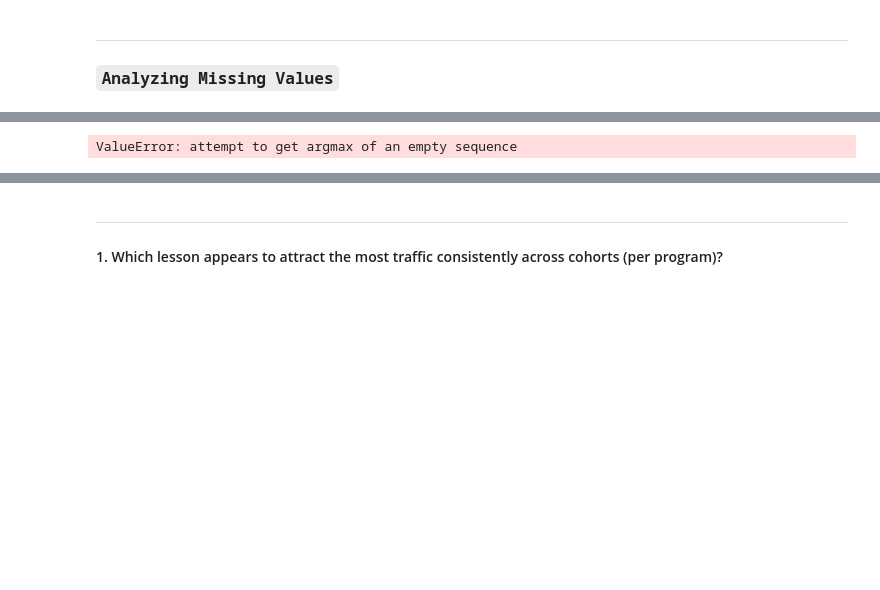
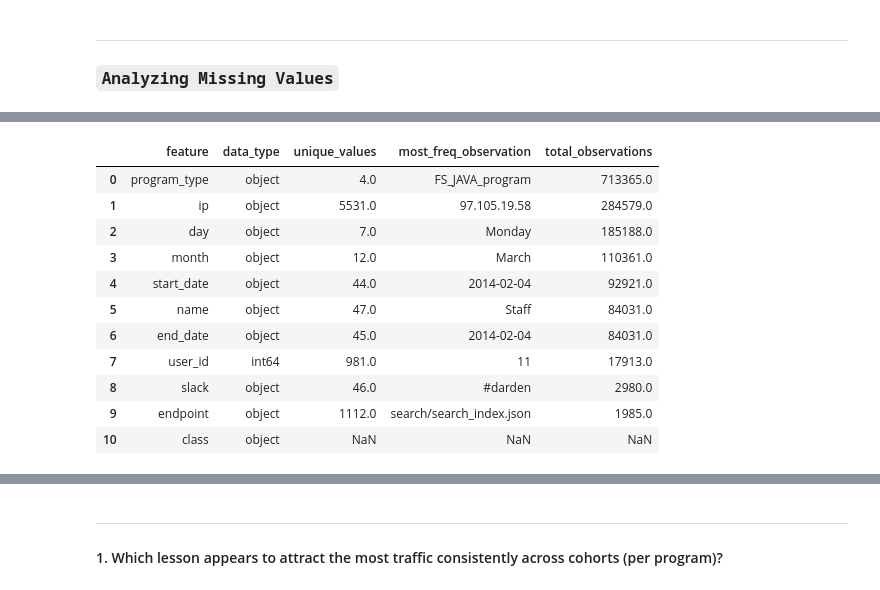
Before and after one commit to Kalpana-duo/project_anomaly, a Jupyter notebook: mm_notebook.ipynb, the cells around one changed output, grey strips where cells are left out. Saved outputs shown, nothing was run; the diff lists cells and outputs as text; code cells hidden in the pictures; blank space fills up the shorter version.

```diff
--- a/mm_notebook.ipynb
+++ b/mm_notebook.ipynb
@@ -365,37 +484,62 @@ value counts: Series([], Name: program_type, dtype: int64)
 # %%
 # creating a dataframe to capture the highest feature frequency
 
 container = []
 
 for col in null_df.columns:
 
-    if col == "endpoint":
+    if col == "endpoint" or col == "slack":
 
         metric = {
             "feature": col,
             "data_type": null_df[col].dtype,
             "unique_values": null_df[col].nunique(),
             "most_freq_observation": null_df[col].value_counts().index[1],
             "total_observations": null_df[col].value_counts()[1].max()
         }
 
         container.append(metric)
 
-    else:
+    elif col != "class":
+
         metric = {
             "feature": col,
-            "data_type": null_df[col].dtype,
-            "unique_values": null_df[col].nunique(),
-            "most_freq_observation": null_df[col].value_counts().idxmax(),
-            "total_observations": null_df[col].value_counts().max()
+            "data_type": df[col].dtype,
+            "unique_values": df[col].nunique(),
+            "most_freq_observation": df[col].value_counts().idxmax(),
+            "total_observations": df[col].value_counts().max()
         }
 
         container.append(metric)
 
+    else:
+
+        metric = {
+            "feature": col,
+            "data_type": df[col].dtype,
+            "unique_values": np.nan,
+            "most_freq_observation": np.nan,
+            "total_observations": np.nan
+        }
+
+        container.append(metric)
+
+
 freq_df = pd.DataFrame(container).sort_values("total_observations", ascending = False).reset_index(drop = True)
 freq_df
 # %% [output]
-ValueError: attempt to get argmax of an empty sequence
+|  | feature | data_type | unique_values | most_freq_observation | total_observations |
+| 0 | program_type | object | 4.0 | FS_JAVA_program | 713365.0 |
+| 1 | ip | object | 5531.0 | 97.105.19.58 | 284579.0 |
+| 2 | day | object | 7.0 | Monday | 185188.0 |
+| 3 | month | object | 12.0 | March | 110361.0 |
+| 4 | start_date | object | 44.0 | 2014-02-04 | 92921.0 |
+| 5 | name | object | 47.0 | Staff | 84031.0 |
+| 6 | end_date | object | 45.0 | 2014-02-04 | 84031.0 |
+| 7 | user_id | int64 | 981.0 | 11 | 17913.0 |
+| 8 | slack | object | 46.0 | #darden | 2980.0 |
+| 9 | endpoint | object | 1112.0 | search/search_index.json | 1985.0 |
+| 10 | class | object | NaN | NaN | NaN |
 # %%
 # Who is using ip addres "97.105.19.58" ?
 
```
Also changed, not shown: parts of 20 cells of this notebook, 2 other files.
